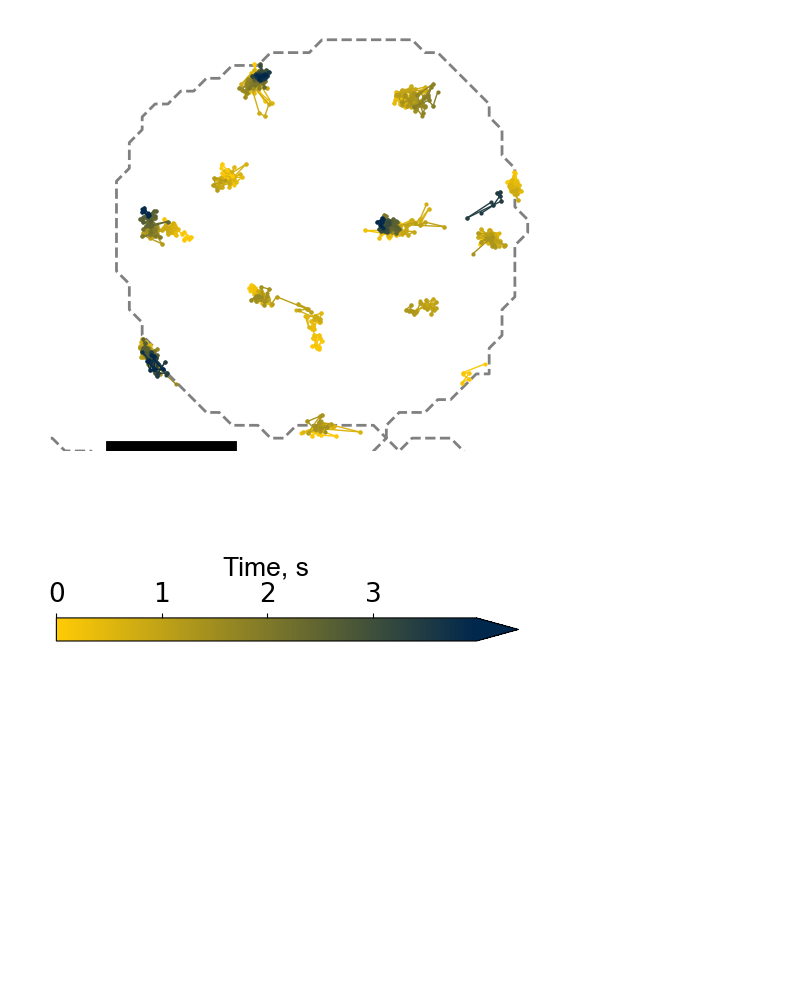
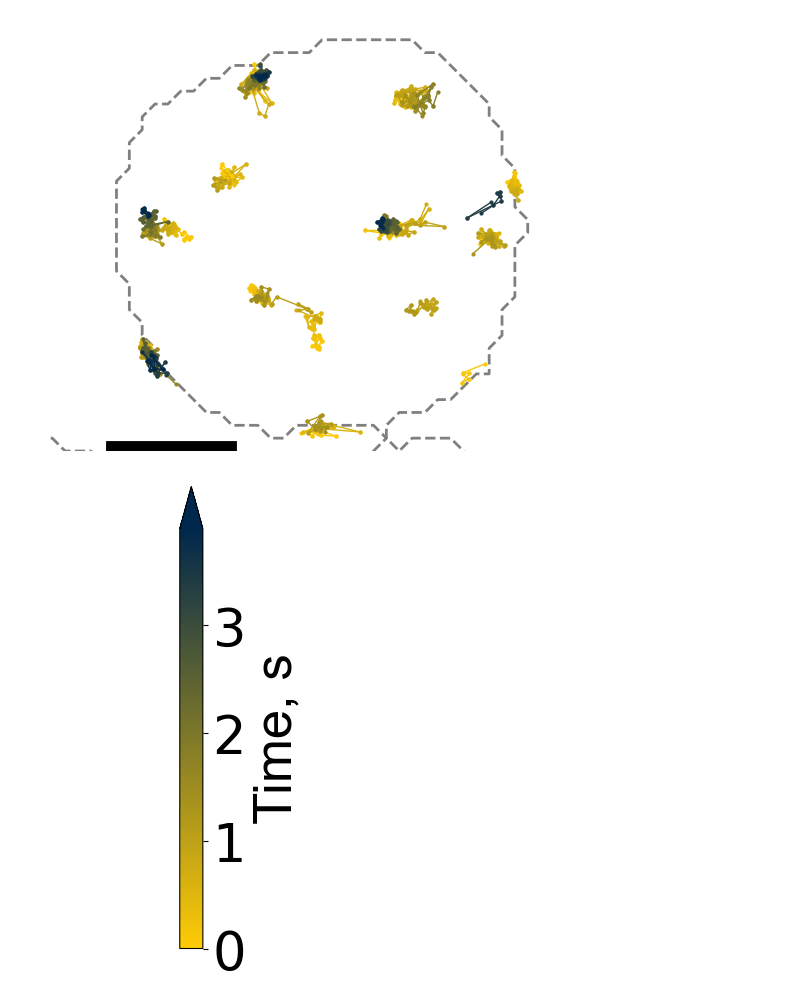
Before and after one commit to walterlab-um/intra_condensate_SPT, a Jupyter notebook: plot_paper_figure/Fig1_boundary_w_RNAtracks.ipynb, the cells around one changed output. Drawn from its saved outputs; the diff is of its cells as text; code cells hidden in the pictures; blank space fills up the shorter version.

```diff
--- a/plot_paper_figure/Fig1_boundary_w_RNAtracks.ipynb
+++ b/plot_paper_figure/Fig1_boundary_w_RNAtracks.ipynb
@@ -208,28 +208,29 @@ if saving_switch:
 # %% [output]
 [figure]
 # %%
-fontsize = 19
+fontsize = 38
 
-fig, ax = plt.subplots(figsize=(6, 2))
+fig, ax = plt.subplots(figsize=(2, 6))
 cbar = plt.colorbar(
-    cm.ScalarMappable(norm=clr.Normalize(0, t_max * s_per_frame), cmap=cmap),
+    # cm.ScalarMappable(norm=clr.Normalize(0, t_max * s_per_frame), cmap=cmap),
+    cm.ScalarMappable(norm=clr.Normalize(0, 3.9), cmap=cmap),
     ax=plt.gca(),
-    orientation="horizontal",
+    orientation="vertical",
     drawedges=False,
     ticks=[0, 1, 2, 3],
     extendfrac=0.1,
     extend="max",
 )
 cbar.set_label(
     label="Time, s",
     fontsize=fontsize,
     labelpad=5,
     family="Arial",
 )
 plt.axis("off")
 cbar.ax.tick_params(labelsize=fontsize)
 cbar.ax.xaxis.set_ticks_position('top') # tick position
 cbar.ax.xaxis.set_label_position('top') # label position
 plt.savefig("cbar.png", bbox_inches="tight", format="png", dpi=300)
 # %% [output]
-[figure, old version]
+[figure, new version]
```
